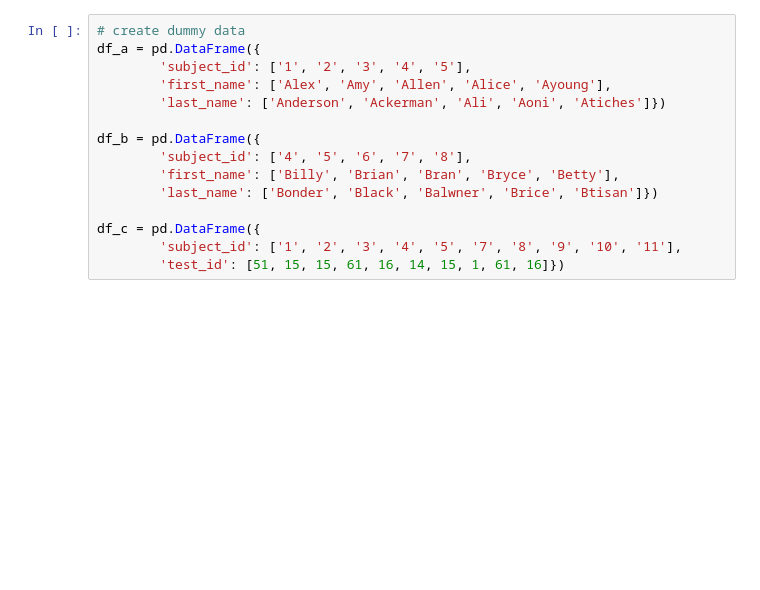
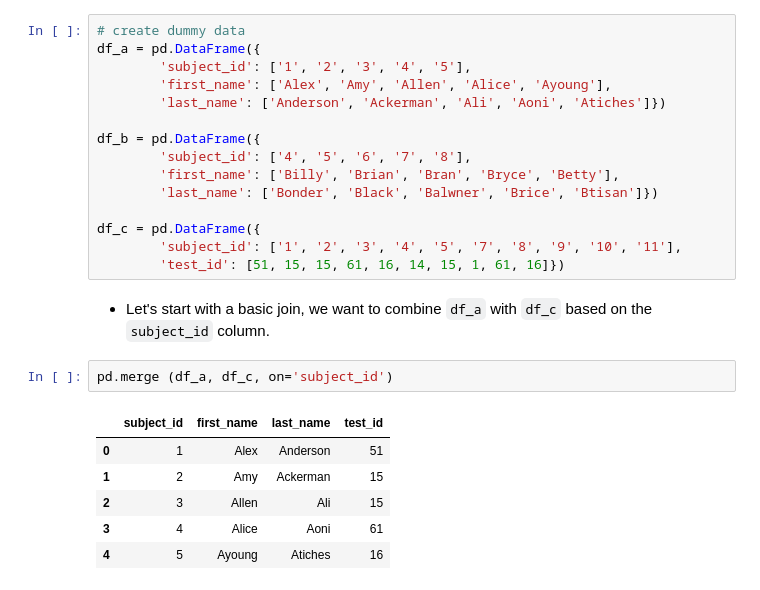
Before and after one commit to Josh-chief/IntroPython, a Jupyter notebook: DataManipulation&visualization.ipynb, the cells around one changed output. Cells and saved outputs as stored; diff of their text form; blank space fills up the shorter version.

Commit message:
one with merge and sort

```diff
--- a/DataManipulation&visualization.ipynb
+++ b/DataManipulation&visualization.ipynb
@@ -275,3 +275,14 @@ df_b = pd.DataFrame({
 df_c = pd.DataFrame({
         'subject_id': ['1', '2', '3', '4', '5', '7', '8', '9', '10', '11'],
         'test_id': [51, 15, 15, 61, 16, 14, 15, 1, 61, 16]})
+# %% [markdown]
+- Let's start with a basic join, we want to combine `df_a` with `df_c` based on the `subject_id` column.
+# %%
+pd.merge (df_a, df_c, on='subject_id')
+# %% [output]
+|  | subject_id | first_name | last_name | test_id |
+| 0 | 1 | Alex | Anderson | 51 |
+| 1 | 2 | Amy | Ackerman | 15 |
+| 2 | 3 | Allen | Ali | 15 |
+| 3 | 4 | Alice | Aoni | 61 |
+| 4 | 5 | Ayoung | Atiches | 16 |
```
Also changed, not shown: parts of 1 cell of this notebook.
